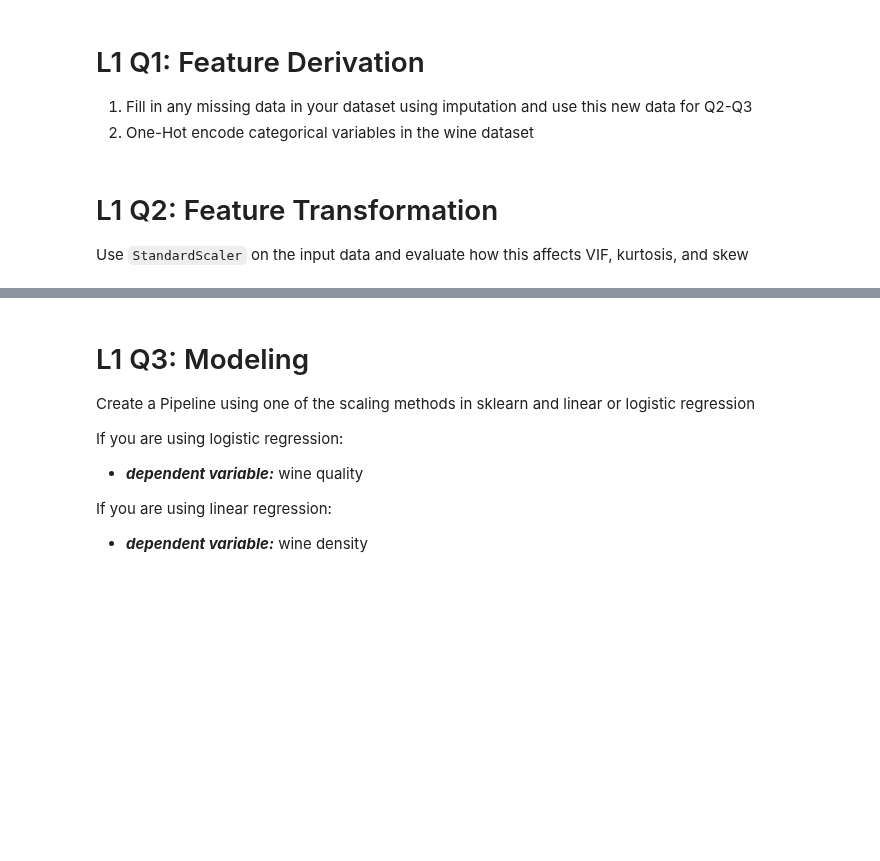
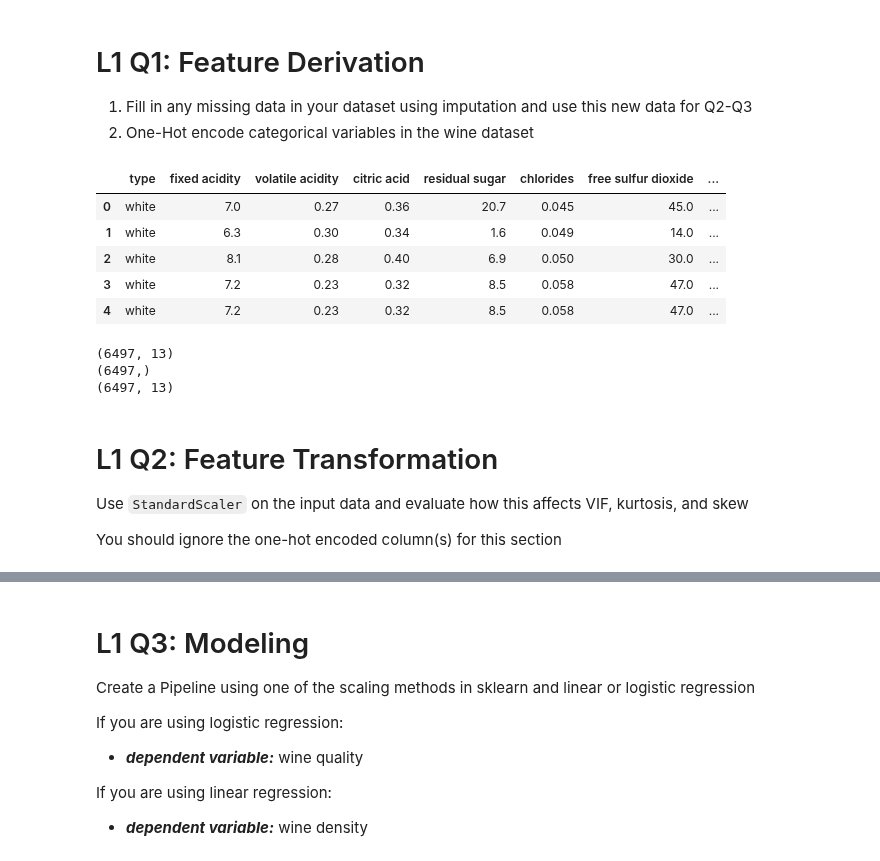
Before and after one commit to wesleybeckner/data_science_foundations, a Jupyter notebook: notebooks/solutions/SOLN_E3_Feature_Engineering.ipynb, the cells around one changed output, grey strips where cells are left out. Cells and saved outputs as stored; diff of their text form; code cells hidden in the pictures; blank space fills up the shorter version.

```diff
--- a/notebooks/solutions/SOLN_E3_Feature_Engineering.ipynb
+++ b/notebooks/solutions/SOLN_E3_Feature_Engineering.ipynb
@@ -43,4 +40,36 @@ wine = pd.read_csv("https://raw.githubusercontent.com/wesleybeckner/"\
+# %%
+# Code Cell for L1 Q1
+display(wine.head())
+print(wine.shape)
+str_cols = ['type']
+
+enc = OneHotEncoder()
+imp = SimpleImputer()
+
+enc.fit_transform(wine[str_cols])
+X_cat = enc.transform(wine[str_cols]).toarray()
+
+X = wine.copy()
+X.pop('type')
+y = X.pop('density')
+X = imp.fit_transform(X)
+
+X = np.hstack([X_cat, X])
+print(y.shape)
+print(X.shape)
+# %% [output]
+|  | type | fixed acidity | volatile acidity | citric acid | residual sugar | chlorides | free sulfur dioxide | ... |
+| 0 | white | 7.0 | 0.27 | 0.36 | 20.7 | 0.045 | 45.0 | ... |
+| 1 | white | 6.3 | 0.30 | 0.34 | 1.6 | 0.049 | 14.0 | ... |
+| 2 | white | 8.1 | 0.28 | 0.40 | 6.9 | 0.050 | 30.0 | ... |
+| 3 | white | 7.2 | 0.23 | 0.32 | 8.5 | 0.058 | 47.0 | ... |
+| 4 | white | 7.2 | 0.23 | 0.32 | 8.5 | 0.058 | 47.0 | ... |
+(6497, 13)
+(6497,)
+(6497, 13)
 # %% [markdown]
 # L1 Q2: Feature Transformation
 
 Use `StandardScaler` on the input data and evaluate how this affects VIF, kurtosis, and skew
+
+You should ignore the one-hot encoded column(s) for this section
```
Also changed, not shown: parts of 9 cells of this notebook, 1 other file.
